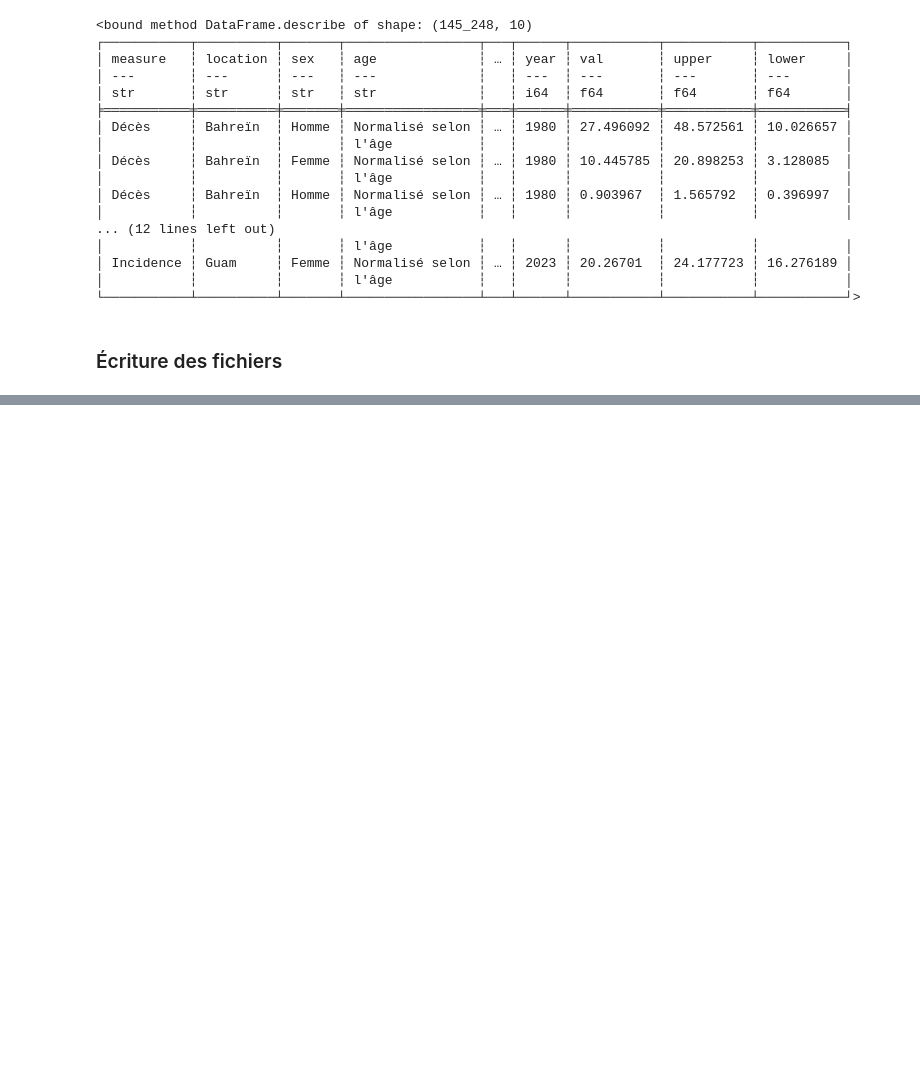
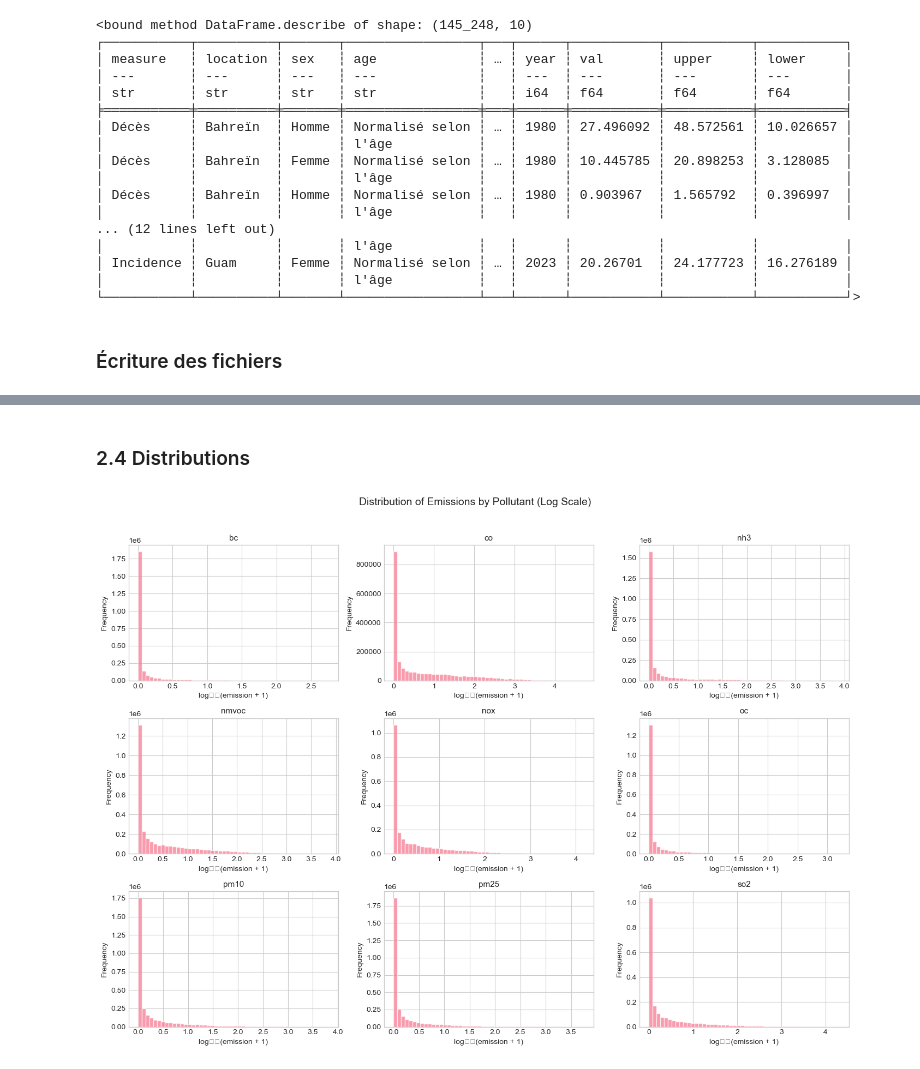
Before and after one commit to malcolm-a/nf21_respiratory_diseases, a Jupyter notebook: data_understanding.ipynb, the cells around one changed output, grey strips where cells are left out. Saved outputs shown, nothing was run; the diff lists cells and outputs as text; code cells hidden in the pictures; blank space fills up the shorter version.

```diff
--- a/data_understanding.ipynb
+++ b/data_understanding.ipynb
@@ -142,0 +806,23 @@ gbd.write_csv('data/combined/gbd.csv')
+# %% [markdown]
+### 2.4 Distributions
+# %%
+# Distribution of emissions by pollutant
+fig, axes = plt.subplots(3, 3, figsize=(14, 10))
+axes = axes.flatten()
+
+pollutants = combined2['Pollutant'].unique().sort().to_list()
+
+for i, pollutant in enumerate(pollutants):
+    data = combined2.filter(pl.col('Pollutant') == pollutant)['emission_value'].to_numpy()
+    # Use log scale due to wide range
+    data_positive = data[data > 0]
+    axes[i].hist(np.log10(data_positive + 1), bins=50, edgecolor='white', alpha=0.7)
+    axes[i].set_title(f'{pollutant}', fontsize=11)
+    axes[i].set_xlabel('log₁₀(emission + 1)')
+    axes[i].set_ylabel('Frequency')
+
+plt.suptitle('Distribution of Emissions by Pollutant (Log Scale)', fontsize=14, y=1.02)
+plt.tight_layout()
+plt.show()
+# %% [output]
+[figure, added]
```
Also changed, not shown: parts of 54 cells of this notebook.
